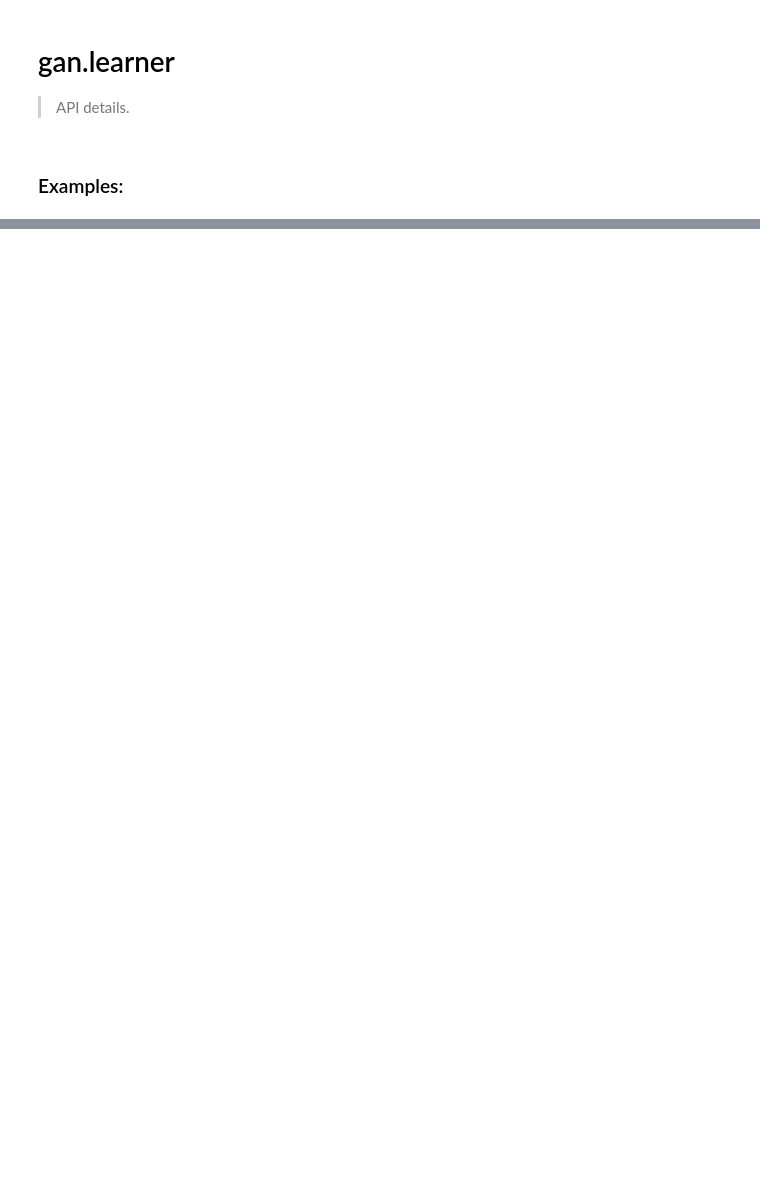
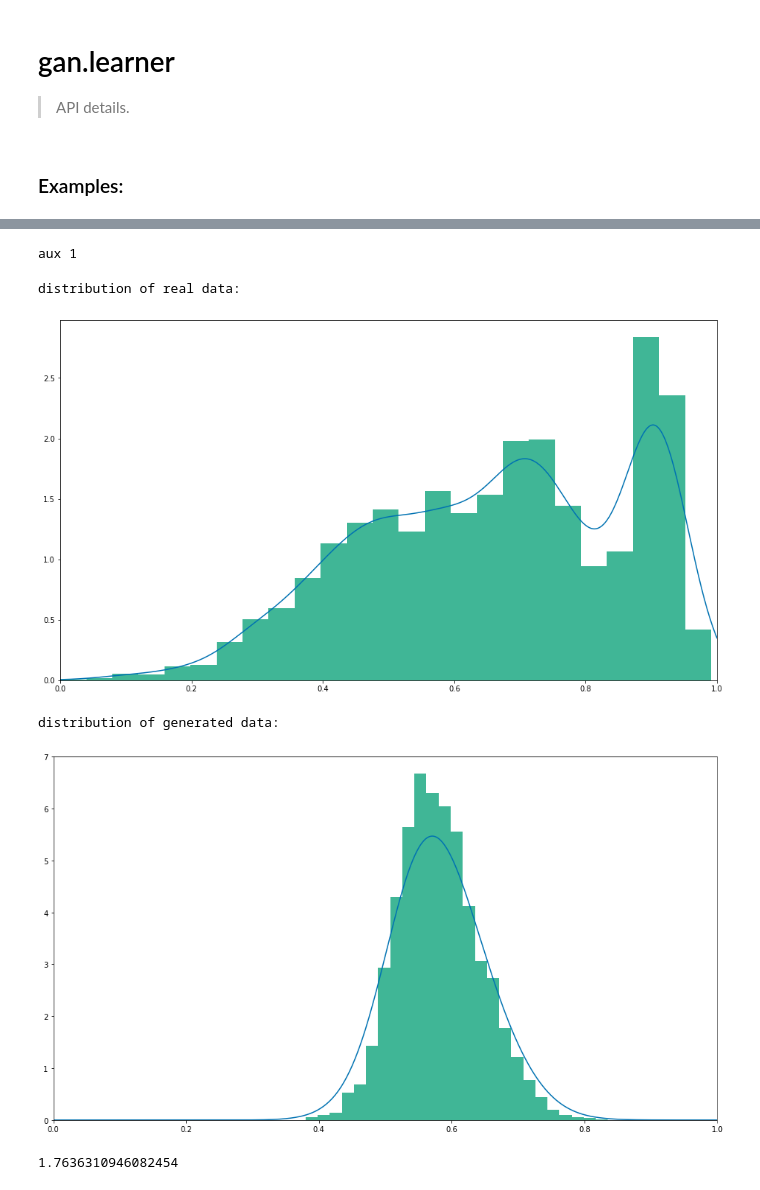
Before and after one commit to scribbler00/fastrenewables, a Jupyter notebook: nbs/11_gan.learner.ipynb, the cells around one changed output, grey strips where cells are left out. Drawn from its saved outputs; the diff is of its cells as text; code cells hidden in the pictures; blank space fills up the shorter version.

```diff
--- a/nbs/11_gan.learner.ipynb
+++ b/nbs/11_gan.learner.ipynb
@@ -121,0 +416,10 @@ distribution of generated data:
+# %%
+# hide
+evaluate_gan('aux')
+# %% [output]
+aux 1
+distribution of real data:
+[figure, added]
+distribution of generated data:
+[figure, added]
+1.7636310946082454
```
Also changed, not shown: parts of 13 cells of this notebook, 13 other files.
